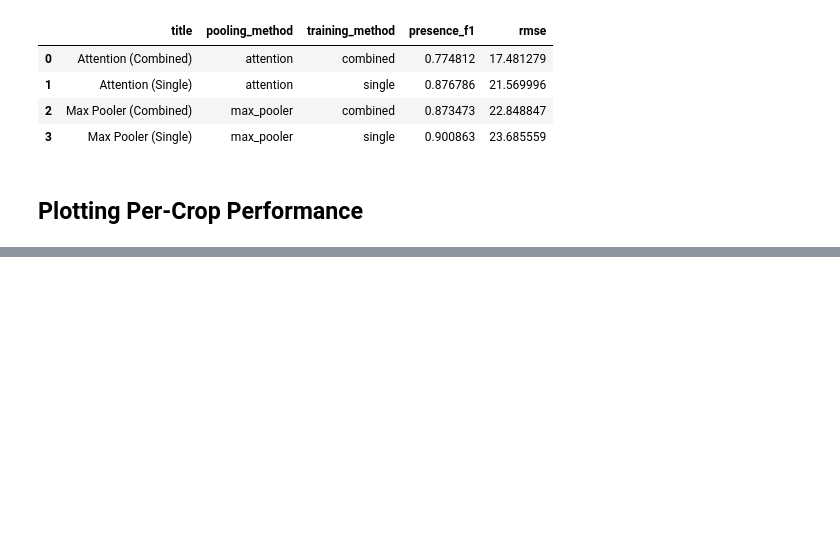
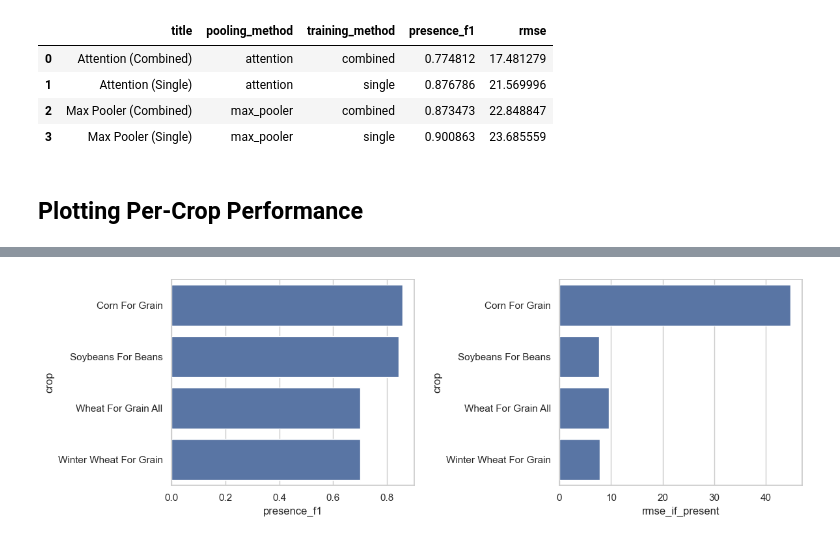
Before and after one commit to KaiDove1/ML_Project, a Jupyter notebook: project/compare_results.ipynb, the cells around one changed output, grey strips where cells are left out. Cells and saved outputs as stored; diff of their text form; code cells hidden in the pictures; blank space fills up the shorter version.

```diff
--- a/project/compare_results.ipynb
+++ b/project/compare_results.ipynb
@@ -138,0 +165,28 @@ plt.show()
+# %%
+attention_pooler_combined = crop_perfs[
+    (crop_perfs["pooling_method"] == "attention")
+    & (crop_perfs["training_method"] == "combined")
+]
+attention_pooler_combined.loc[:, "crop"] = attention_pooler_combined["crop"].map(
+    lambda c: "Hemp" if "Hemp" in c else c
+)
+
+plt.subplots(1, 2, figsize=(12, 4))
+plt.subplot(1, 2, 1)
+sns.barplot(
+    attention_pooler_combined,
+    x="presence_f1",
+    y="crop",
+    orient="h",
+)
+plt.subplot(1, 2, 2)
+sns.barplot(
+    attention_pooler_combined,
+    x="rmse_if_present",
+    y="crop",
+    orient="h",
+)
+plt.tight_layout()
+plt.show()
+# %% [output]
+[figure, added]
```
Also changed, not shown: parts of 15 cells of this notebook.
